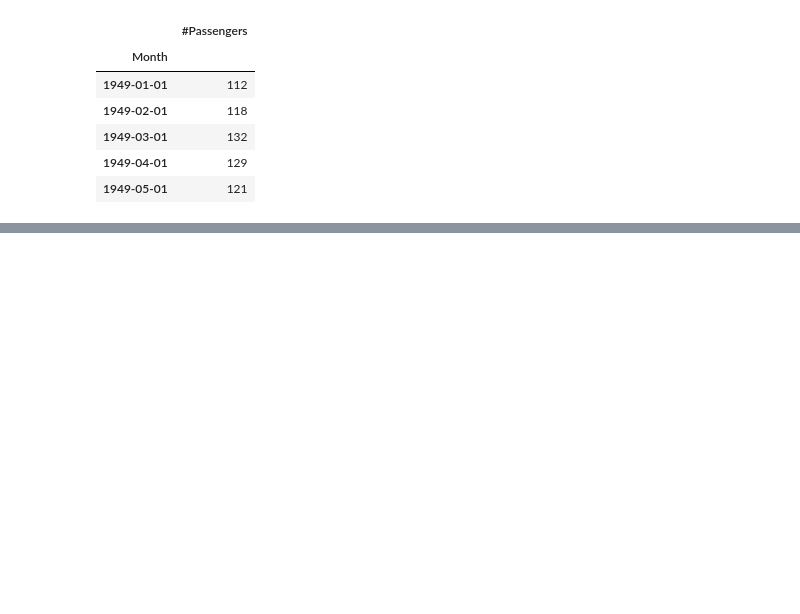
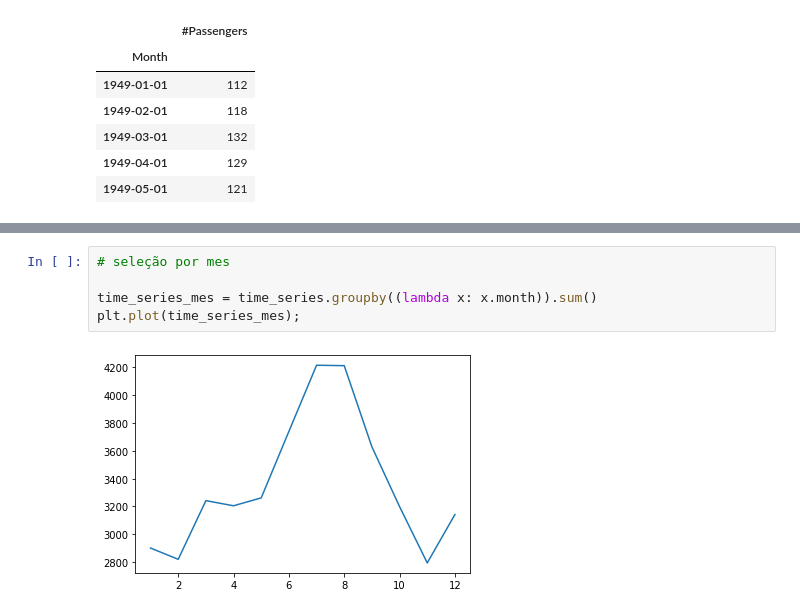
Before and after one commit to caiquemiranda/machine-learning-studies, a Jupyter notebook: 11.00-time-series.ipynb, the cells around one changed output, grey strips where cells are left out. Saved outputs shown, nothing was run; the diff lists cells and outputs as text; blank space fills up the shorter version.

```diff
--- a/11.00-time-series.ipynb
+++ b/11.00-time-series.ipynb
@@ -40,0 +166,7 @@ dataset.head()
+# %%
+# seleção por mes
+
+time_series_mes = time_series.groupby((lambda x: x.month)).sum()
+plt.plot(time_series_mes);
+# %% [output]
+[figure, added]
```
Also changed, not shown: parts of 16 cells of this notebook.
